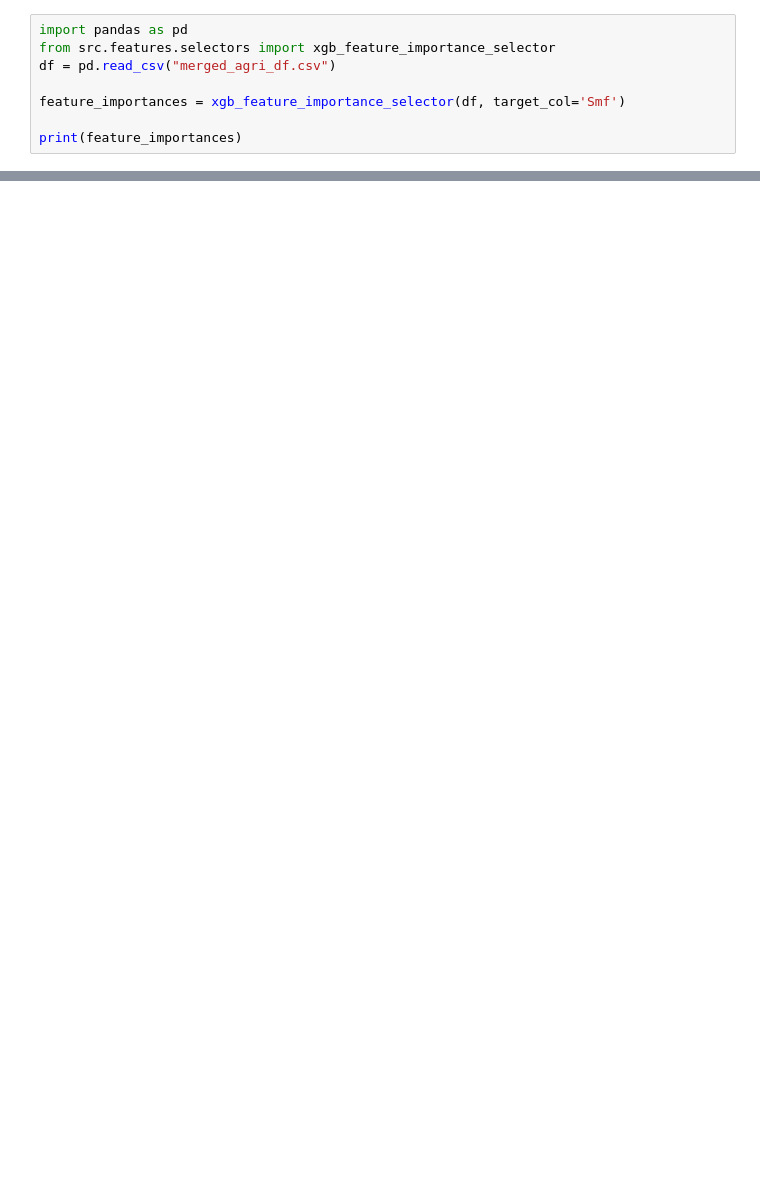
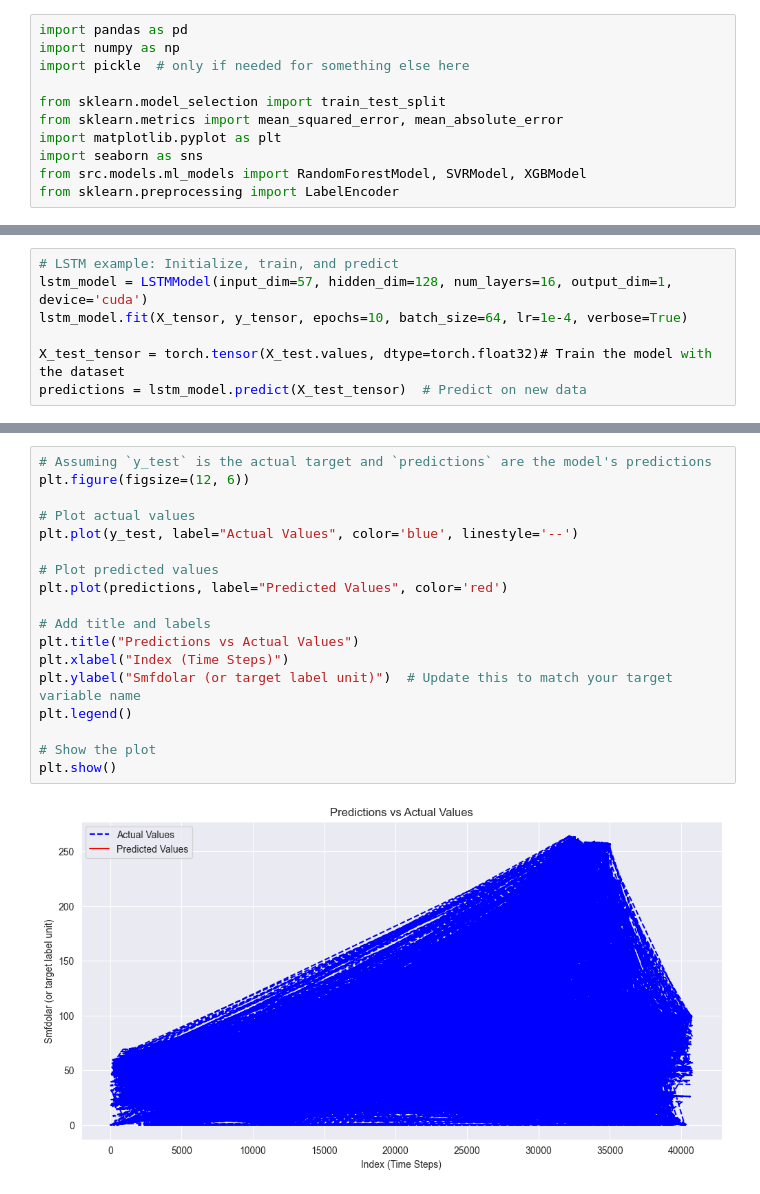
Before and after one commit to zahidesad/learning-from-data-kilowizards, a Jupyter notebook: notebooks/03_model_evaluation.ipynb, the cells around one changed output, grey strips where cells are left out. Cells and saved outputs as stored; diff of their text form; blank space fills up the shorter version.

Commit message:
ML & DL Model Tests

```diff
--- a/notebooks/03_model_evaluation.ipynb
+++ b/notebooks/03_model_evaluation.ipynb
@@ -1,8 +1,11 @@
 # %%
 import pandas as pd
-from src.features.selectors import xgb_feature_importance_selector
-df = pd.read_csv("merged_agri_df.csv")
+import numpy as np
+import pickle  # only if needed for something else here
 
-feature_importances = xgb_feature_importance_selector(df, target_col='Smf')
-
-print(feature_importances)
+from sklearn.model_selection import train_test_split
+from sklearn.metrics import mean_squared_error, mean_absolute_error
+import matplotlib.pyplot as plt
+import seaborn as sns
+from src.models.ml_models import RandomForestModel, SVRModel, XGBModel
+from sklearn.preprocessing import LabelEncoder
@@ -62,0 +229,7 @@ Name: predicted_mean, dtype: float64
+# %%
+# LSTM example: Initialize, train, and predict
+lstm_model = LSTMModel(input_dim=57, hidden_dim=128, num_layers=16, output_dim=1, device='cuda')
+lstm_model.fit(X_tensor, y_tensor, epochs=10, batch_size=64, lr=1e-4, verbose=True)
+
+X_test_tensor = torch.tensor(X_test.values, dtype=torch.float32)# Train the model with the dataset
+predictions = lstm_model.predict(X_test_tensor)  # Predict on new data
@@ -62,0 +251,20 @@ Name: predicted_mean, dtype: float64
+# %%
+# Assuming `y_test` is the actual target and `predictions` are the model's predictions
+plt.figure(figsize=(12, 6))
+
+# Plot actual values
+plt.plot(y_test, label="Actual Values", color='blue', linestyle='--')
+
+# Plot predicted values
+plt.plot(predictions, label="Predicted Values", color='red')
+
+# Add title and labels
+plt.title("Predictions vs Actual Values")
+plt.xlabel("Index (Time Steps)")
+plt.ylabel("Smfdolar (or target label unit)")  # Update this to match your target variable name
+plt.legend()
+
+# Show the plot
+plt.show()
+# %% [output]
+[figure, added]
```
Also changed, not shown: parts of 19 cells of this notebook, 4 other files.
